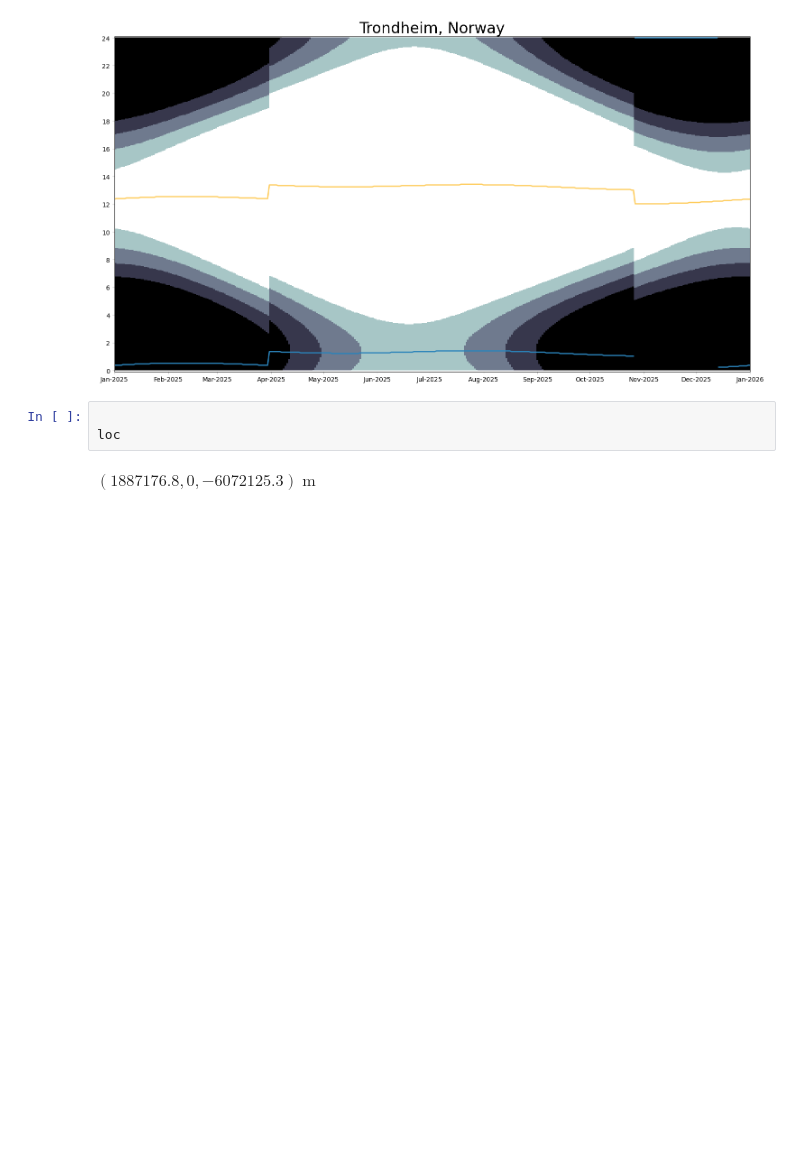
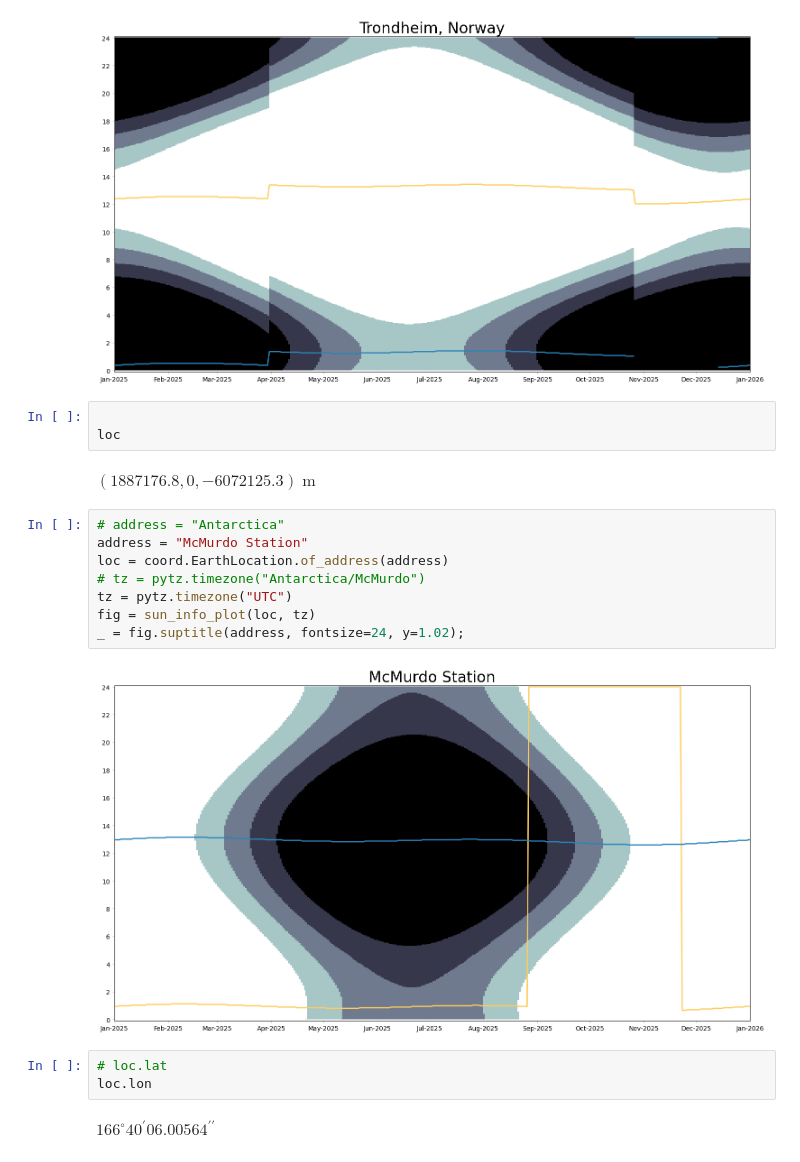
Before and after one commit to KCollins/post--yearly-sun-graph, a Jupyter notebook: geoscopr.ipynb, the cells around one changed output. Cells and saved outputs as stored; diff of their text form; blank space fills up the shorter version.

```diff
--- a/geoscopr.ipynb
+++ b/geoscopr.ipynb
@@ -362,3 +362,18 @@ _ = fig.suptitle(address, fontsize=24, y=1.02)
 loc
 # %% [output]
 $(1887176.8, 0, -6072125.3) \; \mathrm{m}$
+# %%
+# address = "Antarctica"
+address = "McMurdo Station"
+loc = coord.EarthLocation.of_address(address)
+# tz = pytz.timezone("Antarctica/McMurdo")
+tz = pytz.timezone("UTC")
+fig = sun_info_plot(loc, tz)
+_ = fig.suptitle(address, fontsize=24, y=1.02);
+# %% [output]
+[figure, added]
+# %%
+# loc.lat
+loc.lon
+# %% [output]
+$166^\circ40{}^\prime06.00564{}^{\prime\prime}$
```
Also changed, not shown: parts of 4 cells of this notebook.
